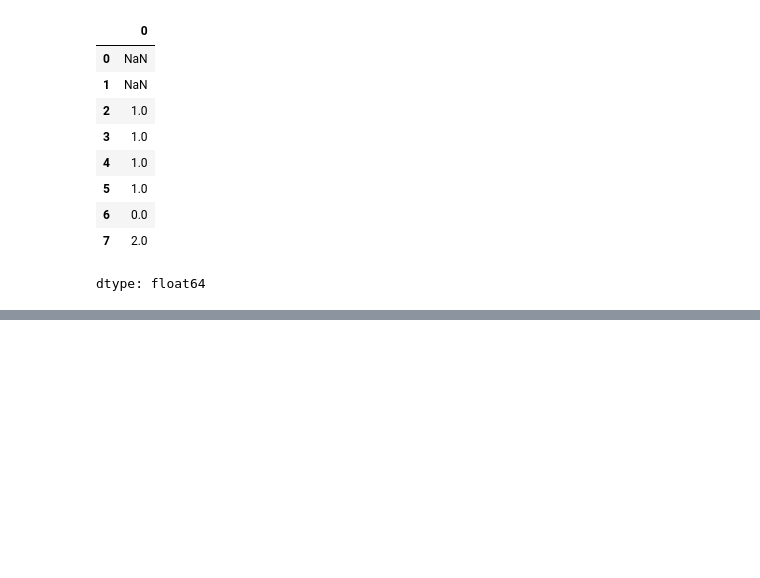
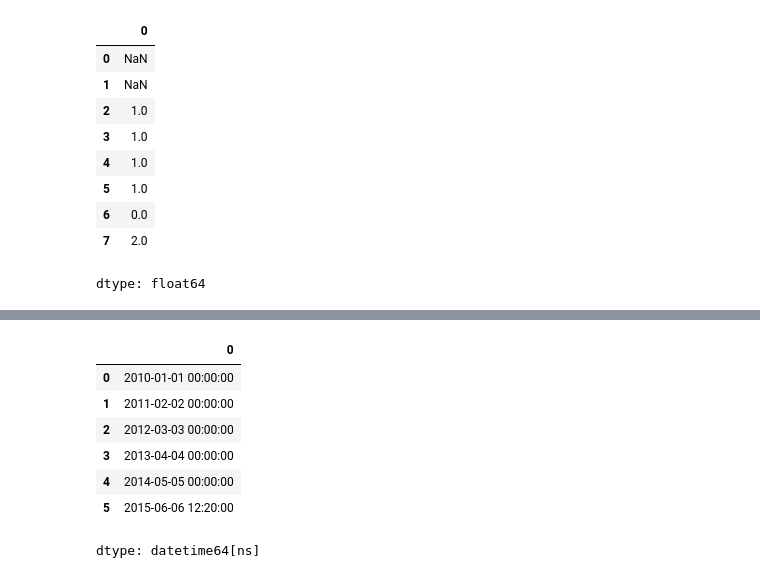
Before and after one commit to rushielevates/ML-DL-practice, a Jupyter notebook: Pandas.ipynb, the cells around one changed output, grey strips where cells are left out. Drawn from its saved outputs; the diff is of its cells as text; code cells hidden in the pictures; blank space fills up the shorter version.

```diff
--- a/Pandas.ipynb
+++ b/Pandas.ipynb
@@ -744,0 +766,2 @@ dtype: float64
+# %%
+ser = pd.Series(['01 Jan 2010', '02-02-2011', '20120303', '2013/04/04', '2014-05-05', '2015-06-06T12:20'])
@@ -744,0 +770,11 @@ dtype: float64
+# %%
+ser.map(lambda x: parse(x))
+# %% [output]
+|  | 0 |
+| 0 | 2010-01-01 00:00:00 |
+| 1 | 2011-02-02 00:00:00 |
+| 2 | 2012-03-03 00:00:00 |
+| 3 | 2013-04-04 00:00:00 |
+| 4 | 2014-05-05 00:00:00 |
+| 5 | 2015-06-06 12:20:00 |
+dtype: datetime64[ns]
```
Also changed, not shown: parts of 29 cells of this notebook.
